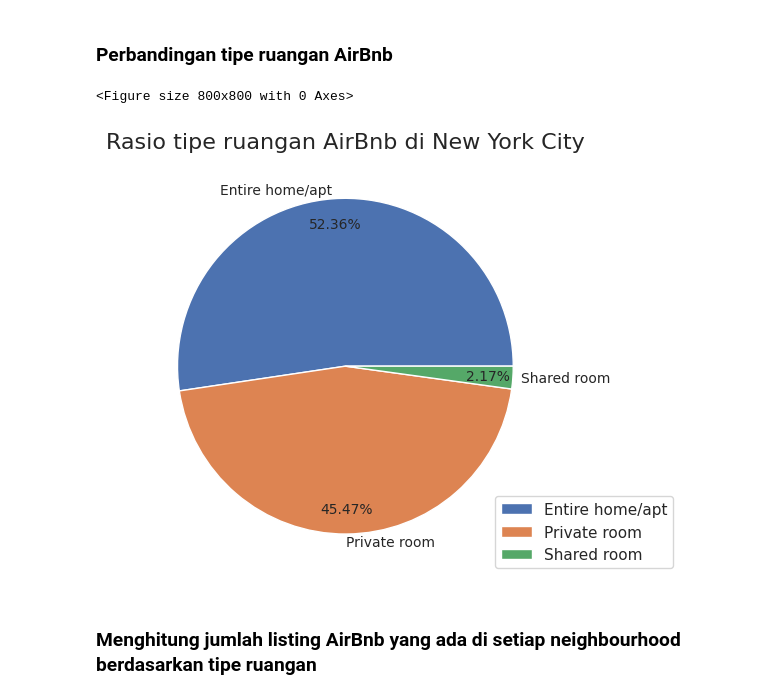
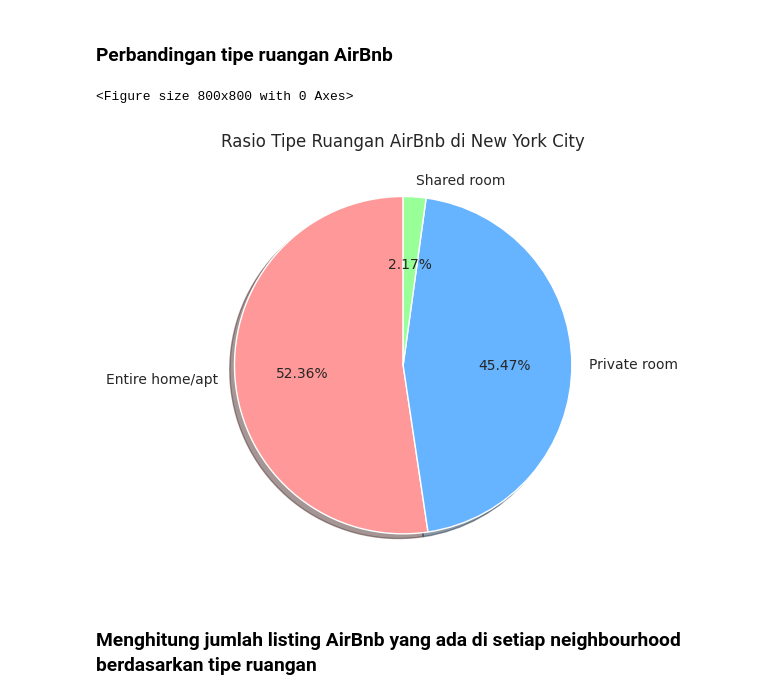
Before and after one commit to JunetzMasihBelajar/2025_AI_TI1B, a Jupyter notebook: UTS_ArjunaNathaPratisena_4.33.24.1.02.ipynb, the cells around one changed output. Saved outputs shown, nothing was run; the diff lists cells and outputs as text; code cells hidden in the pictures.

```diff
--- a/UTS_ArjunaNathaPratisena_4.33.24.1.02.ipynb
+++ b/UTS_ArjunaNathaPratisena_4.33.24.1.02.ipynb
@@ -207,39 +207,31 @@ df1.head()
 # %% [markdown]
 ### Perbandingan tipe ruangan AirBnb
 # %%
-# Membuat dataframe untuk menghitung perbandingan tipe ruangan
-room_count_df = df.groupby('room_type').count().reset_index()
-room_count_df = room_count_df[['room_type', 'neighbourhood_group']]
+# Membuat dataframe untuk menghitung jumlah tipe ruangan
+room_count_df = df['room_type'].value_counts().reset_index()
+room_count_df.columns = ['room_type', 'count']
 
-
+# Membuat pie chart dengan df.plot()
 plt.figure(figsize=(8, 8))
-ax = room_count_df.plot(
+room_count_df.plot(
     kind='pie',
-    y='neighbourhood_group',
+    y='count',
     labels=room_count_df['room_type'],
     autopct='%.2f%%',
-    pctdistance=0.85,
-    labeldistance=1.05,
-    textprops={'fontsize': 10}
+    legend=False,
+    colors=['#ff9999','#66b3ff','#99ff99'],
+    textprops={'fontsize': 10},
+    startangle=90,
+    shadow=True,
+    title='Rasio Tipe Ruangan AirBnb di New York City',
+    ylabel=''  # Menghilangkan label y yang tidak perlu
 )
 
-# Judul dan legenda
-plt.title(
-    label="Rasio tipe ruangan AirBnb di New York City",
-    fontdict={"fontsize": 16}
-)
-plt.legend(
-    loc='lower right',
-    bbox_to_anchor=(1.3, 0)
-)
-
-
-plt.ylabel('')
 plt.tight_layout()
 plt.show()
 # %% [output]
 <Figure size 800x800 with 0 Axes>
-[figure, old version]
+[figure, new version]
 # %% [markdown]
 ### Menghitung jumlah listing AirBnb yang ada di setiap neighbourhood berdasarkan tipe ruangan
 # %%
```
Also changed, not shown: parts of 6 cells of this notebook.
